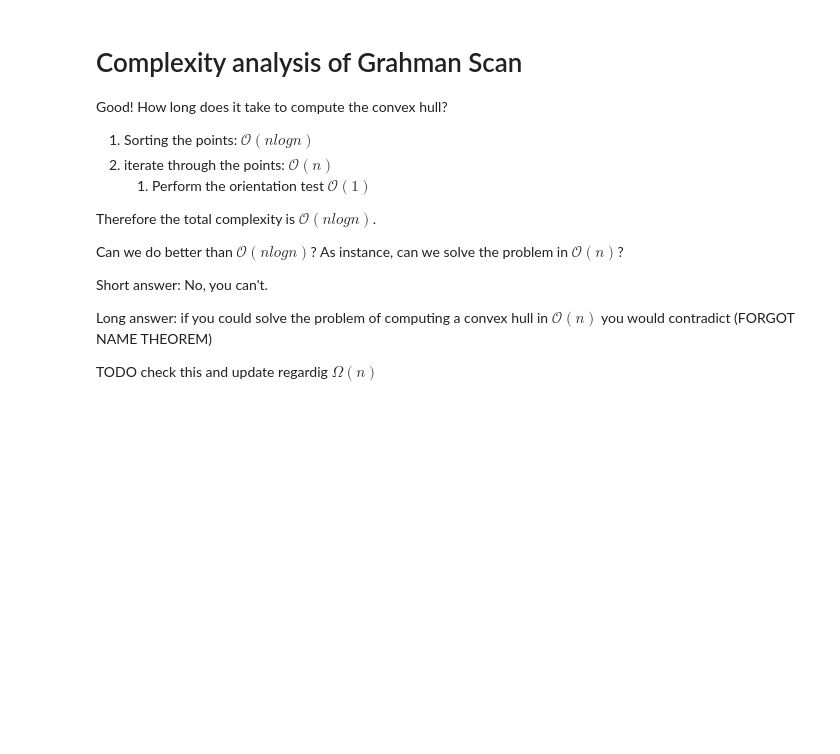
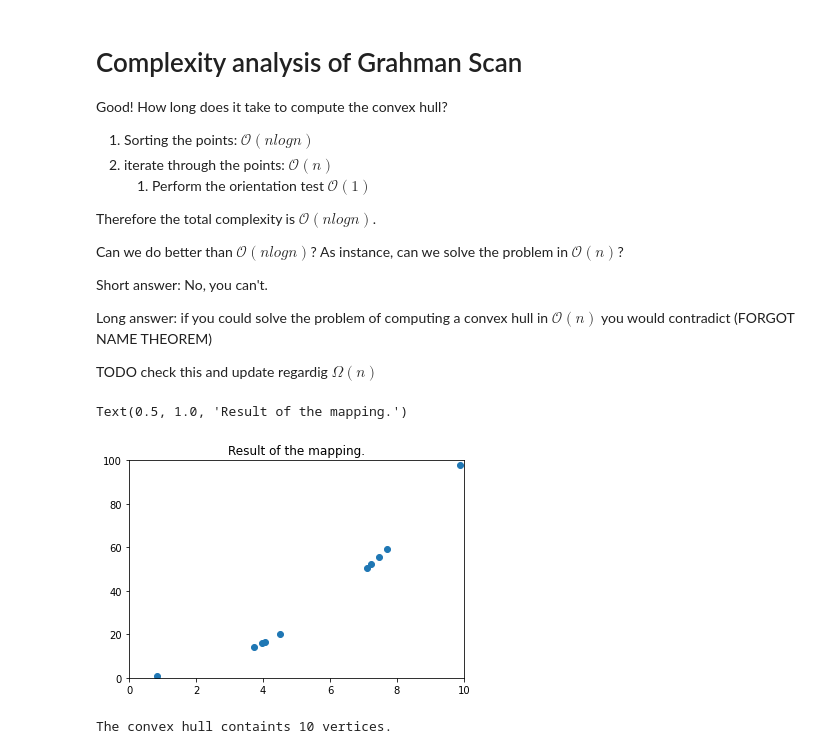
Before and after one commit to Rage997/Geometric-Algorithms, a Jupyter notebook: convex_hull.ipynb, the cells around one changed output. Drawn from its saved outputs; the diff is of its cells as text; code cells hidden in the pictures; blank space fills up the shorter version.

```diff
--- a/convex_hull.ipynb
+++ b/convex_hull.ipynb
@@ -137,0 +159,49 @@ TODO check this and update regardig $\Omega(n)$
+# %%
+# Generate n random points to sort in interval [0, 10]
+n = 10
+random_points = [np.random.rand()*10 for i in range(n)]
+
+def mapping(x):
+    '''we map the points R->R^2'''
+    return [x, x**2]
+
+points = np.array( [mapping(x) for x in random_points])
+
+plt.scatter(points[:, 0], points[:, 1])
+plt.xlim([0, 10])
+plt.ylim([0, 100])
+plt.title('Result of the mapping.')
+# %% [output]
+Text(0.5, 1.0, 'Result of the mapping.')
+[figure, added]
+# %%
+# Compute convex hull
+def sort_by_x_axis(points: np.array):
+    '''Sort by x-coordinate'''
+    tmp = points[points[:, 1].argsort()]
+    return tmp[tmp[:, 0].argsort()]
+
+sorted_points = sort_by_x_axis(points)
+
+# lower convex hull
+lower = []
+for p in sorted_points:
+    while len(lower)>=2 and orientation_test(lower[-2], lower[-1], p) <= 0:
+        lower.pop()
+    lower.append(p)
+
+# upper convex hull
+inverse_points = sorted_points[::-1] # reverse points
+upper = []
+for p in inverse_points:
+    while len(upper)>=2 and orientation_test(upper[-2], upper[-1], p) <= 0:
+        upper.pop()
+    upper.append(p)
+
+# Join the two convex hulls but remove the last point of each (they are duplicates)
+ch = np.array(lower[:-1] + upper[:-1]) # convert back to numpy array
+
+# print('The resulting convex hull is: \n', lower)
+print('The convex hull containts {} vertices.'.format(len(ch)))
+# %% [output]
+The convex hull containts 10 vertices.
```
Also changed, not shown: parts of 13 cells of this notebook.
